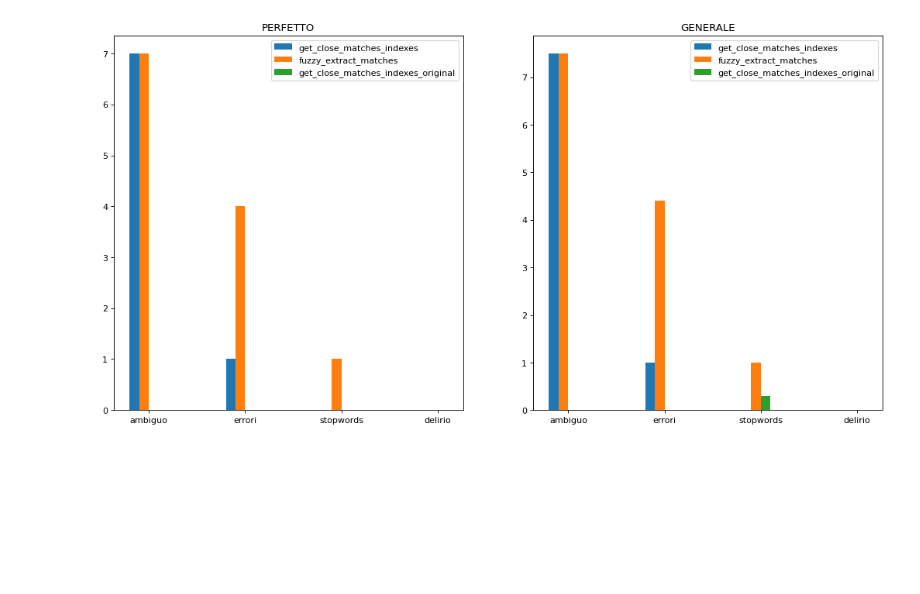
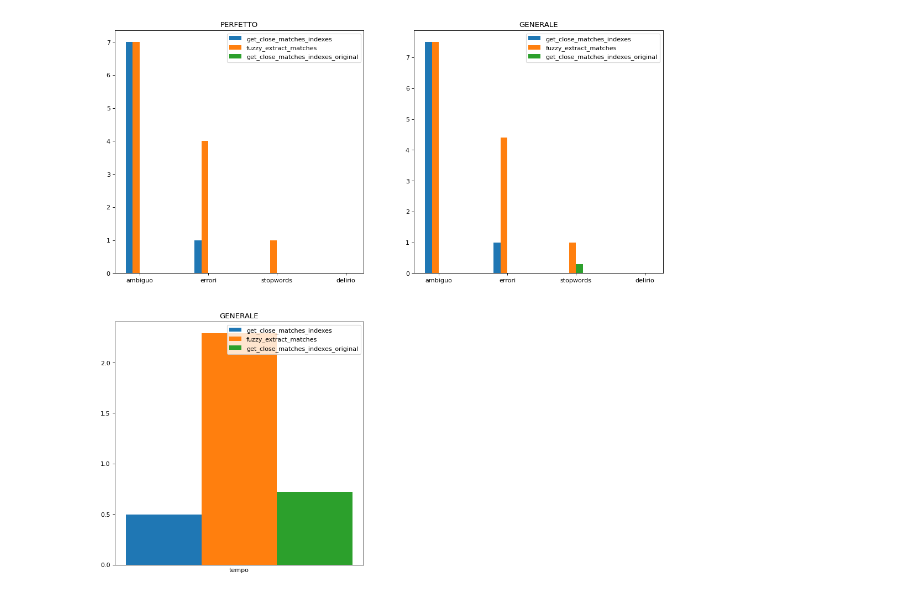
Before and after one commit to De-Qua/v4w_website, a Jupyter notebook: Ricerca 1 Maggio.ipynb, the cells around one changed output. Drawn from its saved outputs; the diff is of its cells as text; code cells hidden in the pictures; blank space fills up the shorter version.

Commit message:
plot

```diff
--- a/Ricerca 1 Maggio.ipynb
+++ b/Ricerca 1 Maggio.ipynb
@@ -34,7 +34,7 @@ per la categoria stopwords, 1.0 punti per la perfezione (solo il primo) e 1.0 pu
 per la categoria delirio, 0.0 punti per la perfezione (solo il primo) e 0.0 punti per i matches in generale
 saving a csv file with results
 finished
-# %%
-plot_figure("logs_ricerca")
-# %% [output]
-[figure, removed]
+# %%
+func.plot_figure("logs_ricerca", src.categories)
+# %% [output]
+[figure, added]
```
Also changed, not shown: parts of 1 cell of this notebook, 1 other file.
